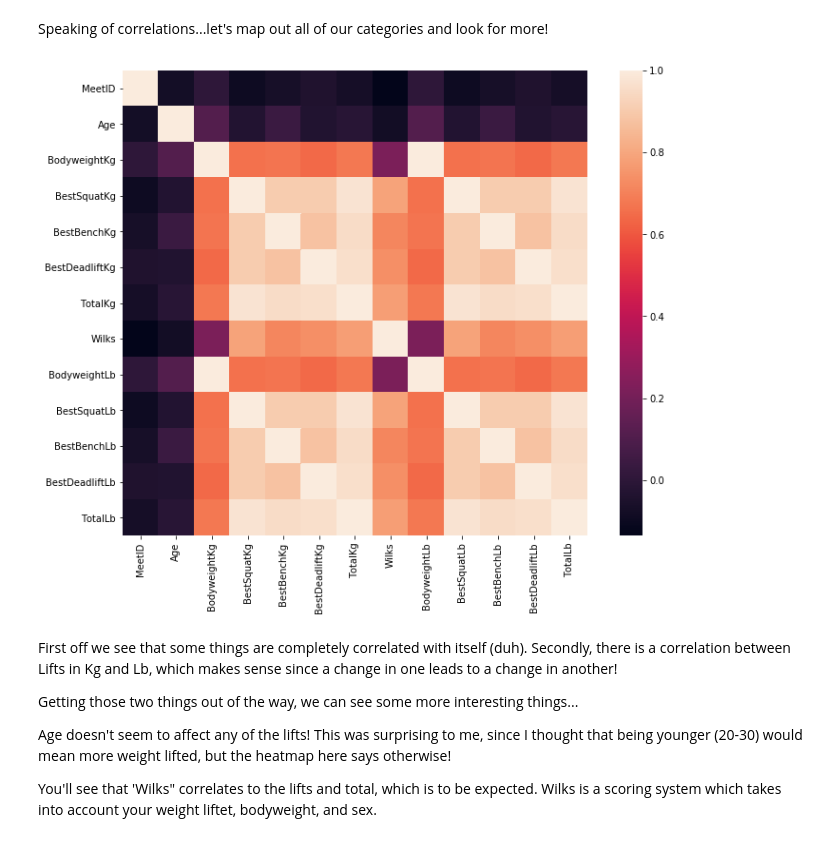
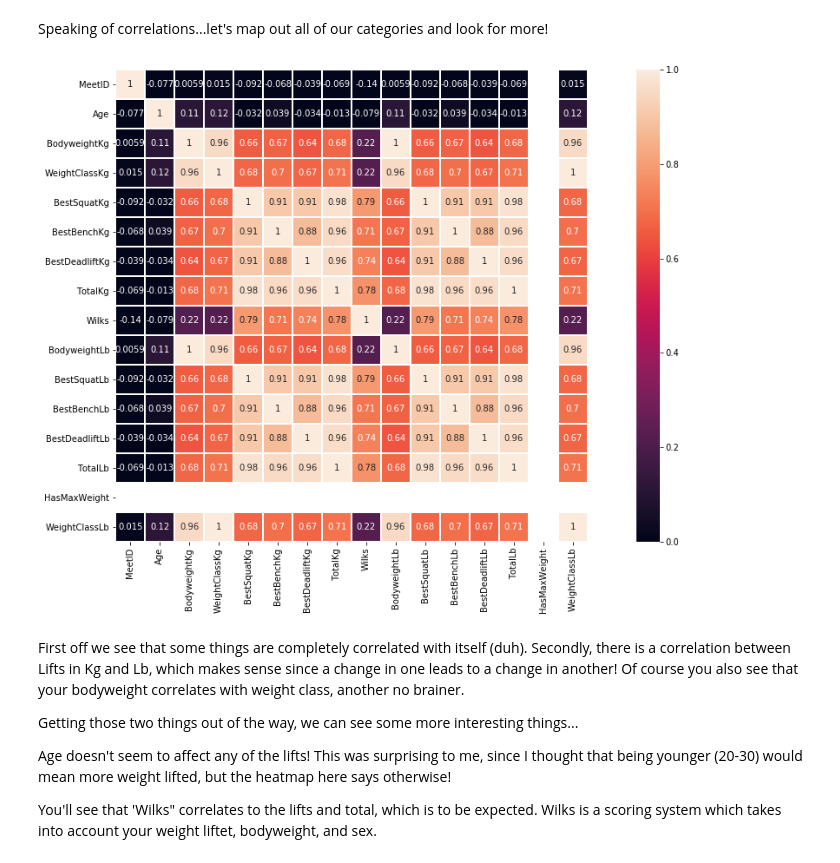
Before and after one commit to JacobPox/Powerlifting, a Jupyter notebook: powerlifting.ipynb, the cells around one changed output. Cells and saved outputs as stored; diff of their text form; code cells hidden in the pictures.

```diff
--- a/powerlifting.ipynb
+++ b/powerlifting.ipynb
@@ -14,7 +14,7 @@ warnings.filterwarnings('ignore')
 # %% [markdown]
 # Loading Data...
 # %%
-lifters = pd.read_csv('powerlifters.csv')
+lifters = pd.read_csv('powerlifters1.csv')
 # %% [markdown]
 # Get Insight On Data/Clean Up
 # %%
@@ -61,19 +61,19 @@ The following code is all commented out because I did it when first running the
 
 #First, a new column which will say whether the weight class they're in has a maximum
 
-#lifters['HasMaxWeight'] = False if '+' in lifters['WeightClassKg'] else True
+lifters['HasMaxWeight'] = False if '+' in lifters['WeightClassKg'] else True
 
 #Next, remove that pesky + sign
 
-#lifters['WeightClassKg'] = lifters['WeightClassKg'].str.replace('+','')
+lifters['WeightClassKg'] = lifters['WeightClassKg'].str.replace('+','')
 
 #Almost there...now we need to convert the strings left to floats
 
-#lifters['WeightClassKg'] = lifters['WeightClassKg'].astype('float')
+lifters['WeightClassKg'] = lifters['WeightClassKg'].astype('float')
 
 #Finally, convert the Kg to Lbs!
 
-#lifters['WeightClassLb'] = round((lifters['WeightClassKg'] * 2.20462), 2)
+lifters['WeightClassLb'] = round((lifters['WeightClassKg'] * 2.20462), 2)
 # %% [markdown]
 Now let's take a sample of our first 5 competitor entries
 # %%
@@ -145,14 +139,14 @@ Speaking of correlations...let's map out all of our categories and look for more
 # %%
 import seaborn as sns
 
 correlations = lifters.corr()
 
-f, ax = plt.subplots(figsize=(12,9))
-sns.heatmap(correlations, vmax=1, square=True);
+f, ax = plt.subplots(figsize=(20,10))
+sns.heatmap(correlations, vmin=0, vmax=1, annot=True, square=True, linewidths=.5);
 # %% [output]
-[figure, old version]
+[figure, new version]
 # %% [markdown]
-First off we see that some things are completely correlated with itself (duh). Secondly, there is a correlation between Lifts in Kg and Lb, which makes sense since a change in one leads to a change in another!
+First off we see that some things are completely correlated with itself (duh). Secondly, there is a correlation between Lifts in Kg and Lb, which makes sense since a change in one leads to a change in another! Of course you also see that your bodyweight correlates with weight class, another no brainer.
 
 Getting those two things out of the way, we can see some more interesting things...
 
```
Also changed, not shown: parts of 4 cells of this notebook.
